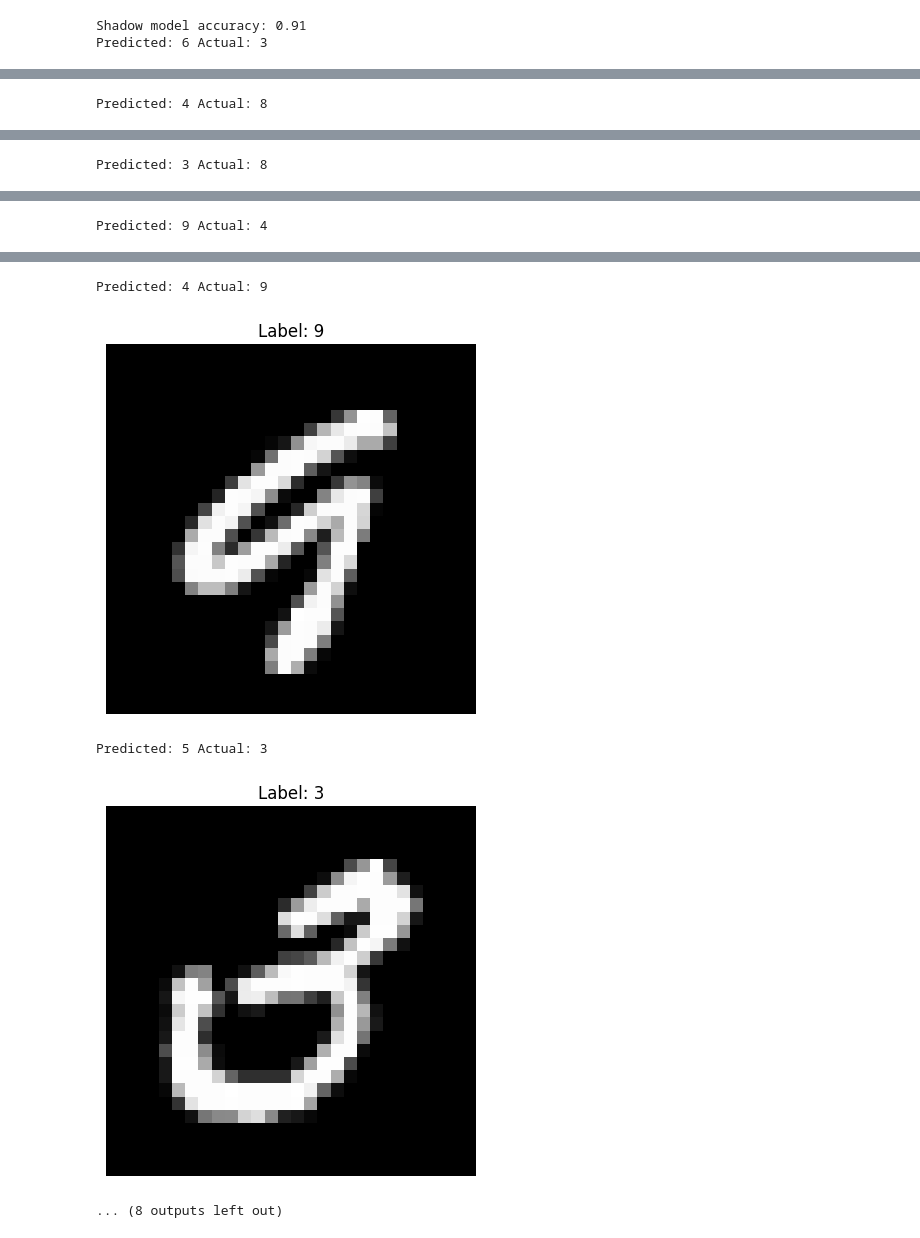
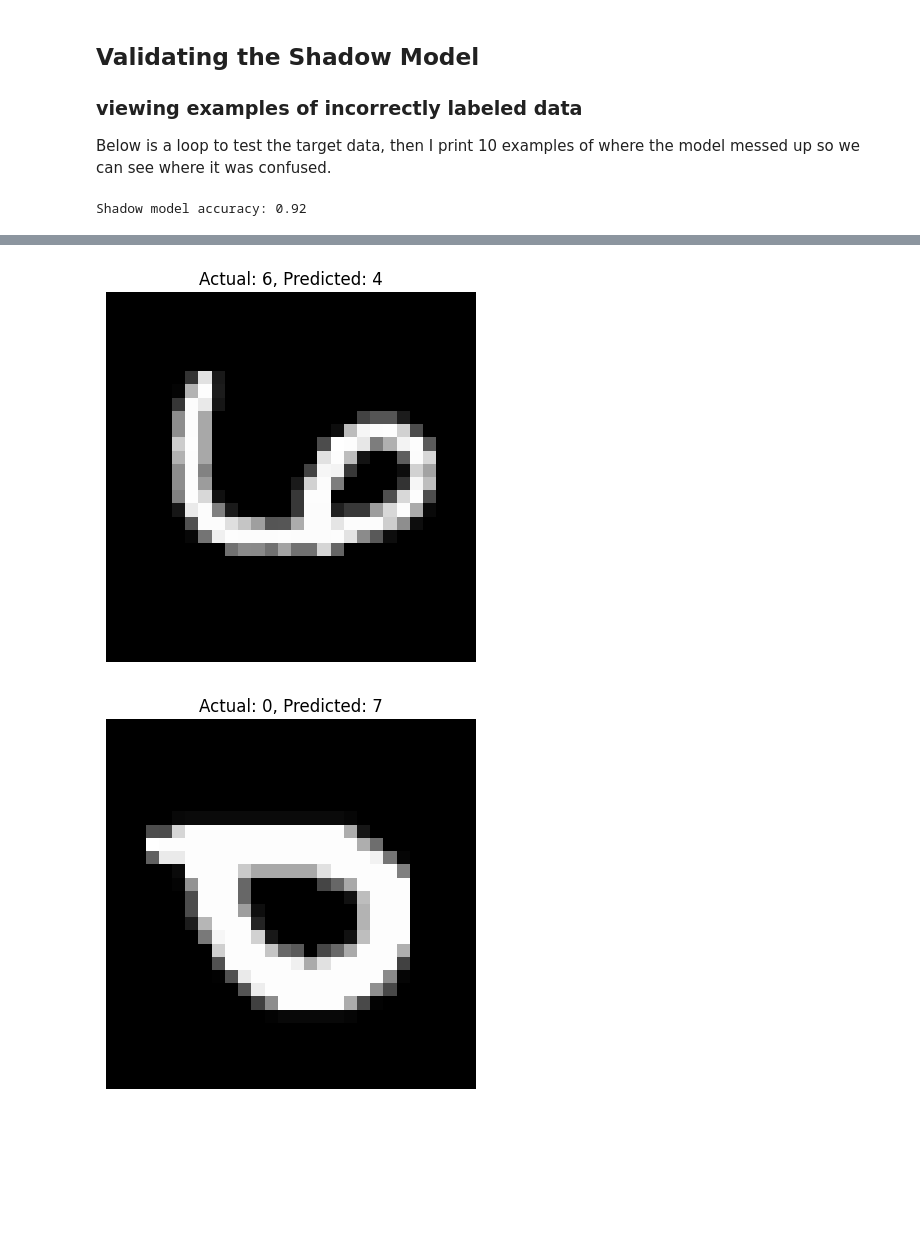
Before and after one commit to 1saacH/Mnist-MSA, a Jupyter notebook: Shadow.ipynb, the cells around one changed output, grey strips where cells are left out. Drawn from its saved outputs; the diff is of its cells as text; code cells hidden in the pictures; blank space fills up the shorter version.

```diff
--- a/Shadow.ipynb
+++ b/Shadow.ipynb
@@ -56,7 +48,6 @@ loss = nn.CrossEntropyLoss()
 # %%
-losses = []
 accuracy = []
-for batch in val_loader:
+for batch in test_loader:
     x, y = batch
     batch_size = x.size(0)
     x = x.view(batch_size, -1).cuda()
@@ -65,9 +56,8 @@ for batch in val_loader:
     with torch.no_grad():
       logit = target(x)
     objective = loss(logit, y.cuda())
-    losses.append(objective.item())
     accuracy.append(y.eq(logit.detach().argmax(dim=1).cpu()).float().mean())
 
-print(f'Target loss: {torch.tensor(losses).mean():.2f}')
+
 print(f'Target accuracy: {torch.tensor(accuracy).mean():.2f}')
 # %% [output]
@@ -82,7 +72,7 @@ val_for_target = DataLoader(val, batch_size=32)
 train_for_target = DataLoader(train, batch_size=32)
 test_loader = DataLoader(test, batch_size=32)
 
-shadow = ResNet().cuda()
+shadow = Model().cuda()
 
 
 optimiser = optim.SGD(shadow.parameters(), lr=1e-2)
@@ -90,7 +83,7 @@ loss = nn.CrossEntropyLoss()
 # %%
-def show_image(image, label):
+def show_image(image, label, pred):
     image_np = image.squeeze().numpy()
     plt.imshow(image_np, cmap='gray')
-    plt.title(f"Label: {label.item()}")
+    plt.title(f"Actual: {label.item()}, Predicted: {pred}")
     plt.axis('off')
     plt.show()
@@ -100,11 +98,13 @@ for epoch in range(num_epoch):
   losses = []
 
   for batch in train_for_target:
-    #we shouldn't use the labels from the data, we should use the target model to generate the labels
+    #we shouldn't use the labels from the data
     image, t = batch
 
+    # here is where the two models differ, we use the target model to generate the labels
     lables = target(image.cuda().view(image.size(0), -1)).argmax(dim=1)
 
+    # the rest of the code is essentially the same
     batch_size = image.size(0)
     image = image.view(batch_size, -1).cuda()
     logit = shadow(image)
@@ -114,7 +114,6 @@ for epoch in range(num_epoch):
     optimiser.step()
     losses.append(objective.item())
 
-  losses = []
   accuracy = []
   for batch in val_for_target:
     x, y = batch
@@ -124,9 +123,7 @@ for epoch in range(num_epoch):
     with torch.no_grad():
       logit = shadow(x)
     objective = loss(logit, y.cuda())
-    losses.append(objective.item())
     accuracy.append(y.eq(logit.detach().argmax(dim=1).cpu()).float().mean())
 
-  print(f'Epoch {epoch + 1}, validation loss: {torch.tensor(losses).mean():.2f}')
   print(f'Epoch {epoch + 1}, validation accuracy: {torch.tensor(accuracy).mean():.2f}')
 # %% [output]
@@ -142,4 +134,8 @@ Epoch 5, validation loss: 0.30
 Epoch 5, validation accuracy: 0.91
+# %% [markdown]
+## Validating the Shadow Model<br>
+### viewing examples of incorrectly labeled data<br>
+Below is a loop to test the target data, then I print 10 examples of where the model messed up so we can see where it was confused.
 # %%
 
 class image_obj:
@@ -158,6 +154,7 @@ for batch in test_loader:
       logit = shadow(x)
     predicted = logit.argmax(dim=1)
     for i in range(32):
+        # try catch is here because the last batch might not have 32 images
         try:
             if predicted[i] != y[i]:
                 incorrect_images.append(image_obj(img[i], y[i], predicted[i]))
@@ -168,8 +165,6 @@ accuracy = 1 - len(incorrect_images) / 1000
 print(f"Shadow model accuracy: {accuracy:.2f}")
 
 for i in range(10):
-    print(f"Predicted: {incorrect_images[i].prediction.item()} Actual: {incorrect_images[i].label.item()}")
-    show_image(incorrect_images[i].image, incorrect_images[i].label)
+    show_image(incorrect_images[i].image, incorrect_images[i].label, incorrect_images[i].prediction.item())
 # %% [output]
-Shadow model accuracy: 0.91
-Predicted: 6 Actual: 3
+Shadow model accuracy: 0.92
@@ -177 +171,0 @@ Predicted: 6 Actual: 3
-Predicted: 4 Actual: 8
@@ -179 +172,0 @@ Predicted: 4 Actual: 8
-Predicted: 3 Actual: 8
@@ -181 +173,0 @@ Predicted: 3 Actual: 8
-Predicted: 9 Actual: 4
@@ -183,5 +175,2 @@ Predicted: 9 Actual: 4
-Predicted: 4 Actual: 9
-[figure, old version]
+[figure, new version]
-Predicted: 5 Actual: 3
-[figure, old version]
+[figure, new version]
-... (8 outputs left out)
```
Also changed, not shown: parts of 17 cells of this notebook, 7 other files.
